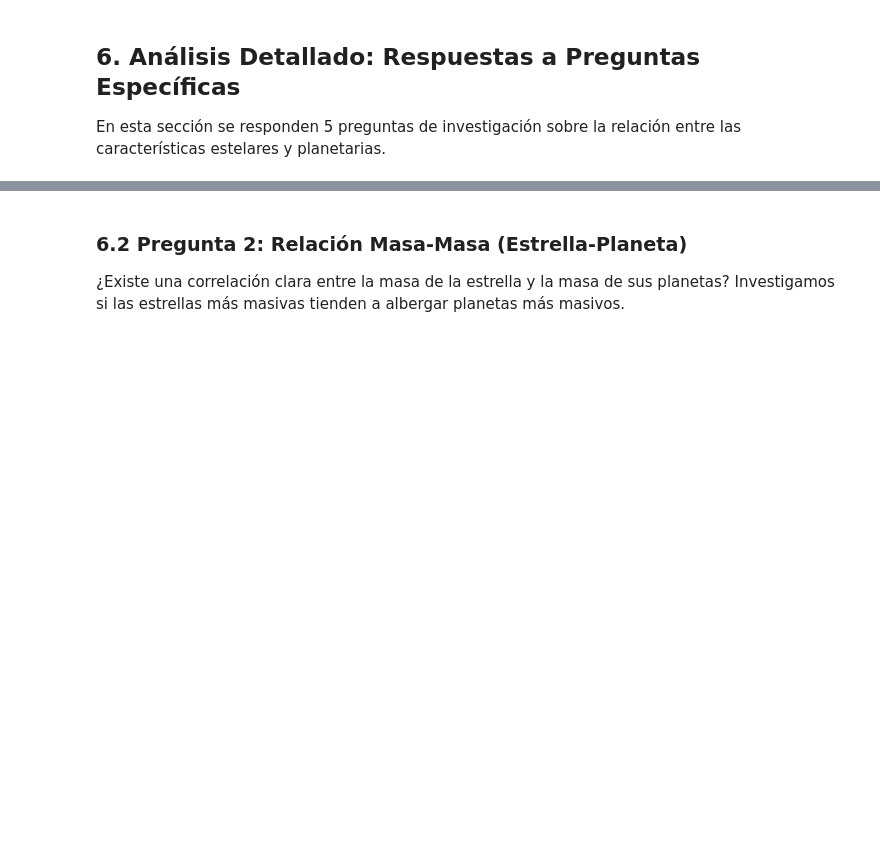
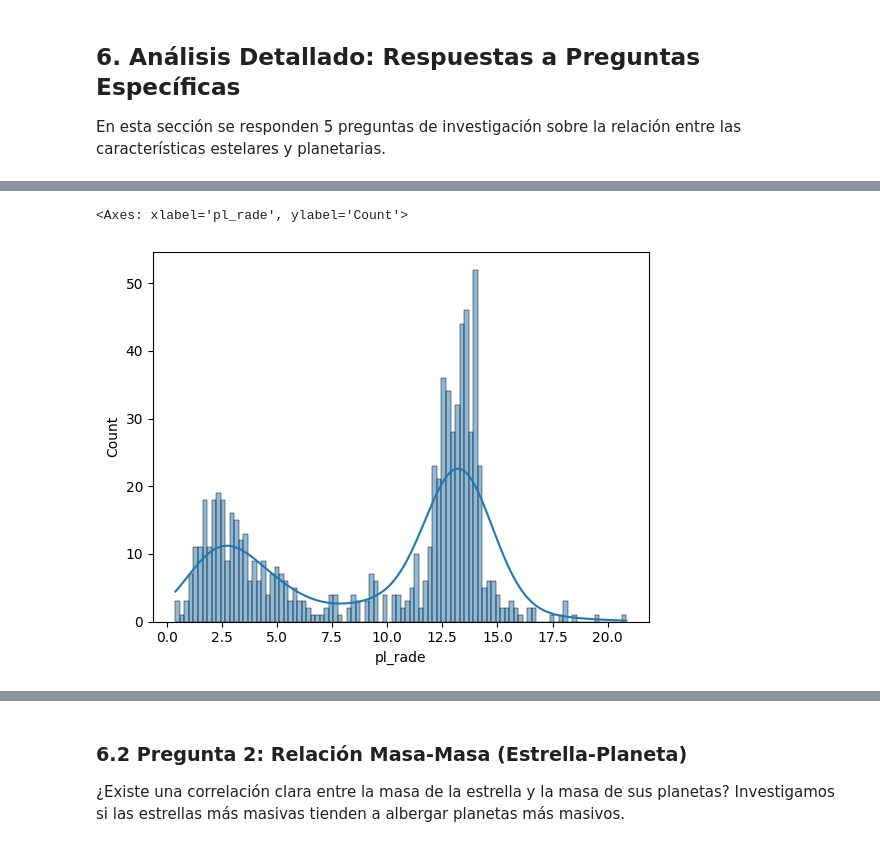
Before and after one commit to DaniFantasy/Proyecto-ciencia-de-datos, a Jupyter notebook: Preguntas/Exoplanet_EDA_Notebook.ipynb, the cells around one changed output, grey strips where cells are left out. Cells and saved outputs as stored; diff of their text form; code cells hidden in the pictures; blank space fills up the shorter version.

```diff
--- a/Preguntas/Exoplanet_EDA_Notebook.ipynb
+++ b/Preguntas/Exoplanet_EDA_Notebook.ipynb
@@ -372,0 +301,5 @@ Diferencia: Los planetas en estrellas M tienen un radio medio -2.4% menor que en
+# %%
+sns.histplot(data=tipog["pl_rade"], kde=True, bins=100)
+# %% [output]
+<Axes: xlabel='pl_rade', ylabel='Count'>
+[figure, added]
```
Also changed, not shown: parts of 16 cells of this notebook.
